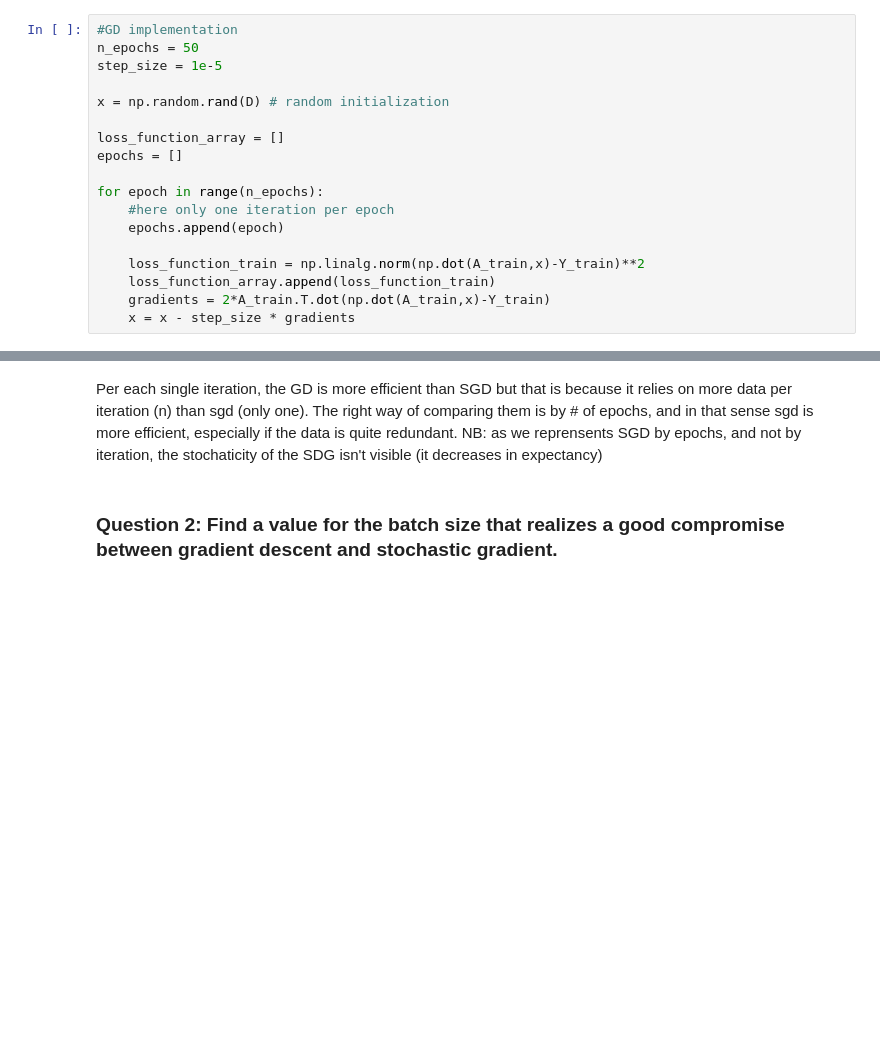
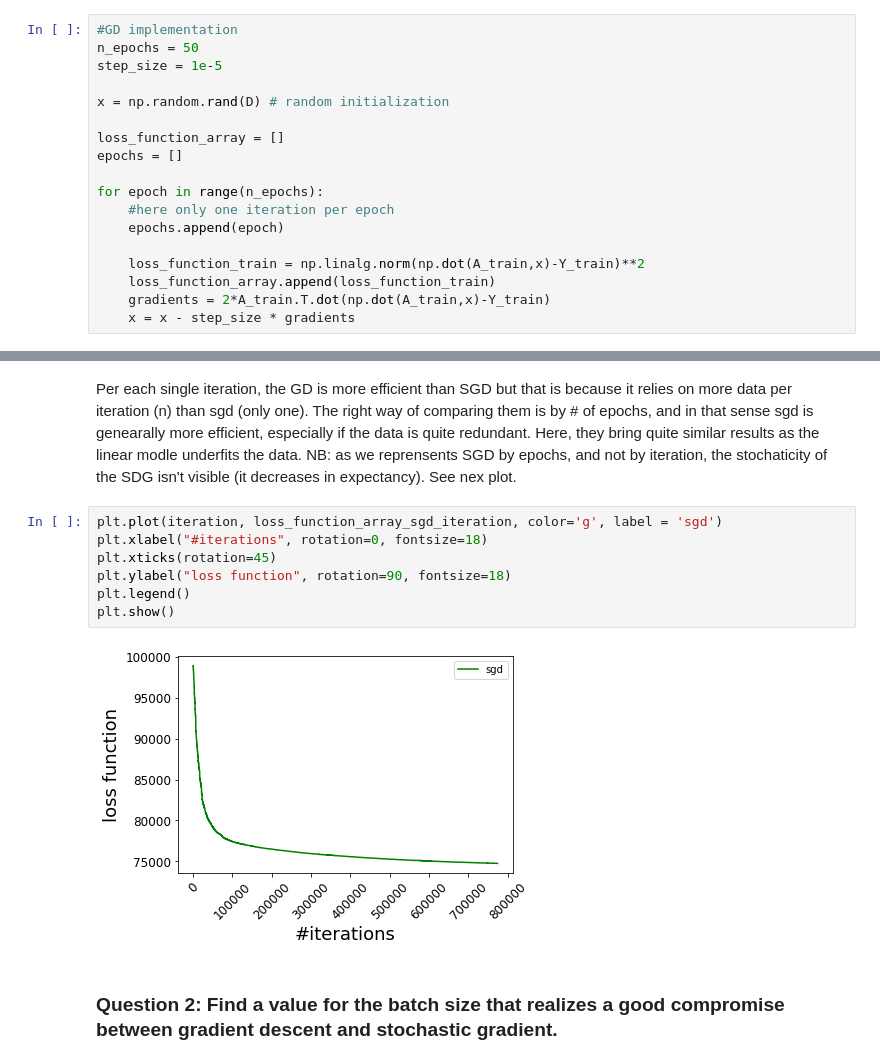
Before and after one commit to kunschg/Optimization-for-ML-, a Jupyter notebook: Part3-SGD.ipynb, the cells around one changed output, grey strips where cells are left out. Cells and saved outputs as stored; diff of their text form; blank space fills up the shorter version.

```diff
--- a/Part3-SGD.ipynb
+++ b/Part3-SGD.ipynb
@@ -81,5 +94,14 @@ plt.show()
 # %% [markdown]
-Per each single iteration, the GD is more efficient than SGD but that is because it relies on more data per iteration (n) than sgd (only one). The right way of comparing them is by # of epochs, and in that sense sgd is more efficient, especially if the data is quite redundant.
-NB: as we reprensents SGD by epochs, and not by iteration, the stochaticity of the SDG isn't visible (it decreases in expectancy)
+Per each single iteration, the GD is more efficient than SGD but that is because it relies on more data per iteration (n) than sgd (only one). The right way of comparing them is by # of epochs, and in that sense sgd is genearally more efficient, especially if the data is quite redundant. Here, they bring quite similar results as the linear modle underfits the data.
+NB: as we reprensents SGD by epochs, and not by iteration, the stochaticity of the SDG isn't visible (it decreases in expectancy). See nex plot.
+# %%
+plt.plot(iteration, loss_function_array_sgd_iteration, color='g', label = 'sgd')
+plt.xlabel("#iterations", rotation=0, fontsize=18)
+plt.xticks(rotation=45)
+plt.ylabel("loss function", rotation=90, fontsize=18)
+plt.legend()
+plt.show()
+# %% [output]
+[figure, added]
 # %% [markdown]
 ### Question 2: Find a value for the batch size that realizes a good compromise between gradient descent and stochastic gradient.
```
Also changed, not shown: parts of 10 cells of this notebook.
